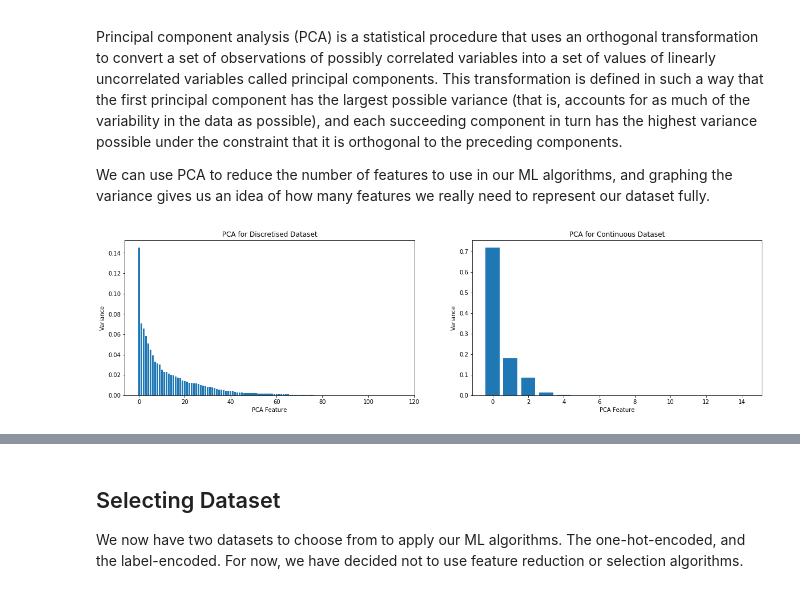
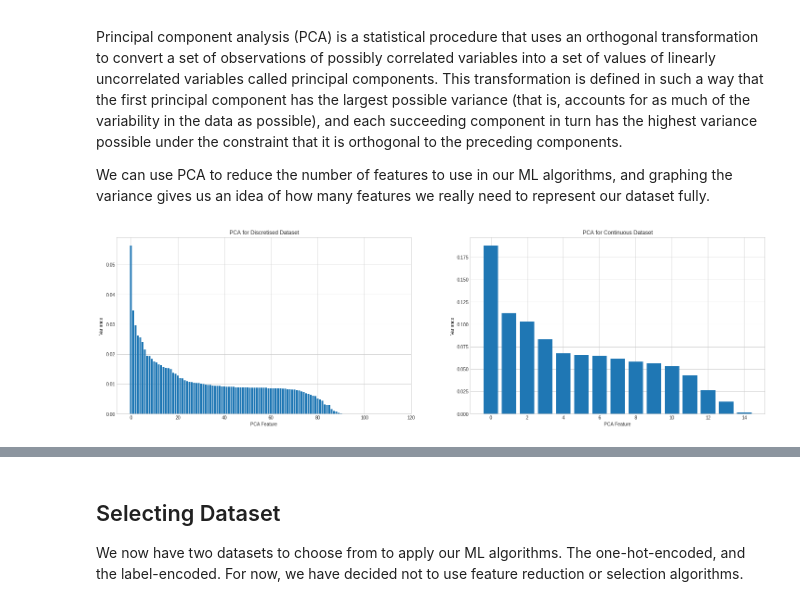
Before and after one commit to dformoso/sklearn-classification, a Jupyter notebook: Data Science Workbook - Census Income Dataset - v2.ipynb, the cells around one changed output, grey strips where cells are left out. Cells and saved outputs as stored; diff of their text form; code cells hidden in the pictures.

```diff
--- a/Data Science Workbook - Census Income Dataset - v2.ipynb
+++ b/Data Science Workbook - Census Income Dataset - v2.ipynb
@@ -666,9 +663,11 @@ dataset_con['age-hours'] = dataset_con['age'] * dataset_con['hours-per-week']
 dataset_bin['age-hours'] = pd.cut(dataset_con['age-hours'], 10)
 dataset_con['age-hours'] = dataset_con['age-hours']
 
+plt.style.use('seaborn-whitegrid')
 fig = plt.figure(figsize=(20,5))
 plt.subplot(1, 2, 1)
 sns.countplot(y="age-hours", data=dataset_bin);
 plt.subplot(1, 2, 2)
-sns.countplot(y="age-hours", data=dataset_con);
+sns.distplot(dataset_con.loc[dataset_con['predclass'] == 1]['age-hours'], kde_kws={"label": ">$50K"});
+sns.distplot(dataset_con.loc[dataset_con['predclass'] == 0]['age-hours'], kde_kws={"label": "<$50K"});
 # %% [output]
@@ -677,6 +676,7 @@ sns.countplot(y="age-hours", data=dataset_con);
 # Crossing Categorical Features
 dataset_bin['sex-marital'] = dataset_con['sex-marital'] = dataset_con['sex'] + dataset_con['marital-status']
 
+plt.style.use('seaborn-whitegrid')
 fig = plt.figure(figsize=(20,5))
 sns.countplot(y="sex-marital", data=dataset_bin);
 # %% [output]
@@ -732,18 +732,27 @@ Once we have our features ready to use, we might find that the number of feature
 Correlation ia s measure of how much two random variables change together. Features should be uncorrelated with each other and highly correlated to the feature we’re trying to predict.
 # %%
 # Create a correlation plot of both datasets.
+plt.style.use('seaborn-whitegrid')
 fig = plt.figure(figsize=(25,10))
+
 plt.subplot(1, 2, 1)
 # Generate a mask for the upper triangle
 mask = np.zeros_like(dataset_bin_enc.corr(), dtype=np.bool)
 mask[np.triu_indices_from(mask)] = True
-sns.heatmap(dataset_bin_enc.corr(), vmin=-1, vmax=1, square=True, cmap=sns.color_palette("RdBu_r", 100),
+sns.heatmap(dataset_bin_enc.corr(),
+            vmin=-1, vmax=1,
+            square=True,
+            cmap=sns.color_palette("RdBu_r", 100),
             mask=mask,
             linewidths=.5);
+
 plt.subplot(1, 2, 2)
 mask = np.zeros_like(dataset_con_enc.corr(), dtype=np.bool)
 mask[np.triu_indices_from(mask)] = True
-sns.heatmap(dataset_con_enc.corr(), vmin=-1, vmax=1, square=True, cmap=sns.color_palette("RdBu_r", 100),
+sns.heatmap(dataset_con_enc.corr(),
+            vmin=-1, vmax=1,
+            square=True,
+            cmap=sns.color_palette("RdBu_r", 100),
             mask=mask,
             linewidths=.5);
 # %% [output]
@@ -750,0 +764,9 @@ sns.heatmap(dataset_con_enc.corr(), vmin=-1, vmax=1, square=True, cmap=sns.color
+# %%
+# Using Random Forest to gain an insight on Feature Importance
+clf = RandomForestClassifier()
+clf.fit(dataset_con_enc.drop('predclass', axis=1), dataset_con_enc['predclass'])
+
+plt.style.use('seaborn-whitegrid')
+importance = clf.feature_importances_
+importance = pd.DataFrame(importance, index=dataset_con_enc.drop('predclass', axis=1).columns, columns=["Importance"])
+importance.sort_values(by='Importance', ascending=True).plot(kind='barh', figsize=(20,len(importance)/2));
@@ -756,22 +780,30 @@ Principal component analysis (PCA) is a statistical procedure that uses an ortho
 We can use PCA to reduce the number of features to use in our ML algorithms, and graphing the variance gives us an idea of how many features we really need to represent our dataset fully.
 # %%
 # Calculating PCA for both datasets, and graphing the Variance for each feature, per dataset
+std_scale = preprocessing.StandardScaler().fit(dataset_bin_enc.drop('predclass', axis=1))
+X = std_scale.transform(dataset_bin_enc.drop('predclass', axis=1))
 pca1 = PCA(n_components=len(dataset_bin_enc.columns)-1)
-fit1 = pca1.fit(dataset_bin_enc.drop('predclass', axis=1).values)
+fit1 = pca1.fit(X)
 
+std_scale = preprocessing.StandardScaler().fit(dataset_con_enc.drop('predclass', axis=1))
+X = std_scale.transform(dataset_con_enc.drop('predclass', axis=1))
 pca2 = PCA(n_components=len(dataset_con_enc.columns)-2)
-fit2 = pca2.fit(dataset_con_enc.drop(['predclass','fnlwgt'], axis=1).values)
+fit2 = pca2.fit(X)
 
-plt.figure(figsize=(20,5))
+# Graphing the variance per feature
+plt.style.use('seaborn-whitegrid')
+plt.figure(figsize=(25,7))
+
 plt.subplot(1, 2, 1)
 plt.xlabel('PCA Feature')
 plt.ylabel('Variance')
 plt.title('PCA for Discretised Dataset')
 plt.bar(range(0, fit1.explained_variance_ratio_.size), fit1.explained_variance_ratio_);
+
 plt.subplot(1, 2, 2)
 plt.xlabel('PCA Feature')
 plt.ylabel('Variance')
 plt.title('PCA for Continuous Dataset')
 plt.bar(range(0, fit2.explained_variance_ratio_.size), fit2.explained_variance_ratio_);
 # %% [output]
-[figure, old version]
+[figure, new version]
```
Also changed, not shown: parts of 75 cells of this notebook.
